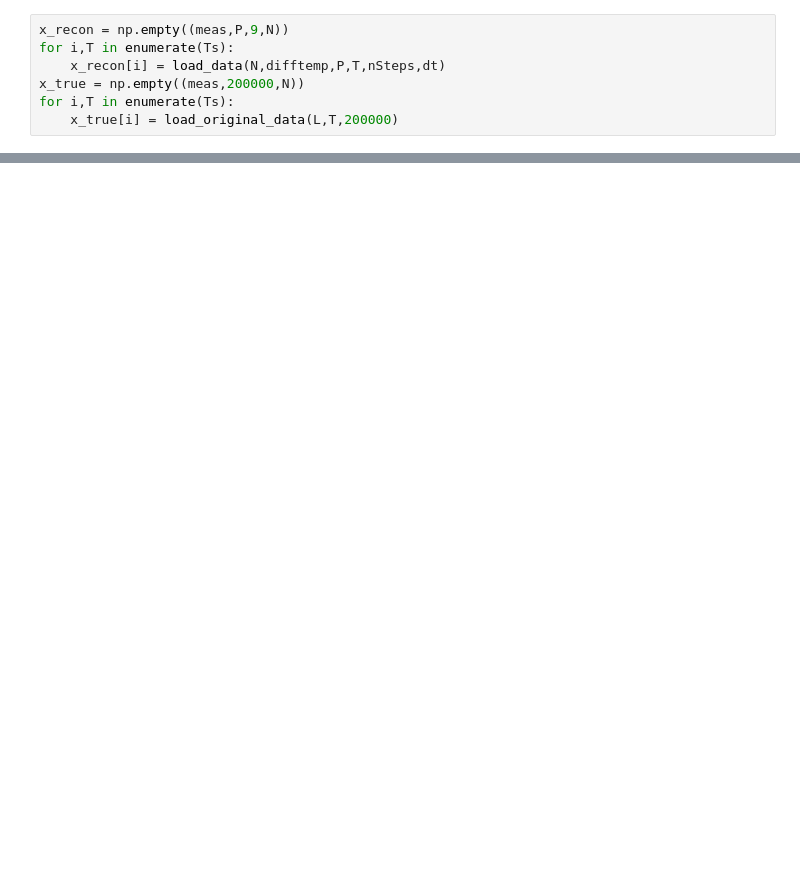
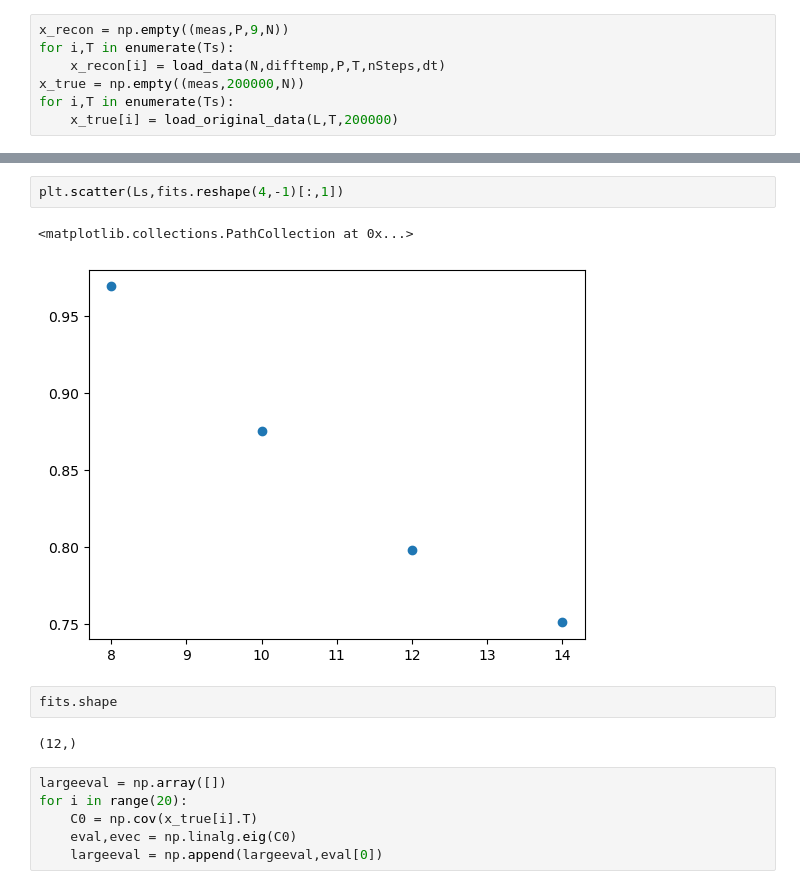
Before and after one commit to bsfn-0323/diffusion, a Jupyter notebook: gaussDiff_analysis.ipynb, the cells around one changed output, grey strips where cells are left out. Saved outputs shown, nothing was run; the diff lists cells and outputs as text; blank space fills up the shorter version.

```diff
--- a/gaussDiff_analysis.ipynb
+++ b/gaussDiff_analysis.ipynb
@@ -49,0 +128,15 @@ plt.legend()
+# %%
+plt.scatter(Ls,fits.reshape(4,-1)[:,1])
+# %% [output]
+<matplotlib.collections.PathCollection at 0x...>
+[figure, added]
+# %%
+fits.shape
+# %% [output]
+(12,)
+# %%
+largeeval = np.array([])
+for i in range(20):
+    C0 = np.cov(x_true[i].T)
+    eval,evec = np.linalg.eig(C0)
+    largeeval = np.append(largeeval,eval[0])
```
Also changed, not shown: parts of 10 cells of this notebook, 4 other files.
